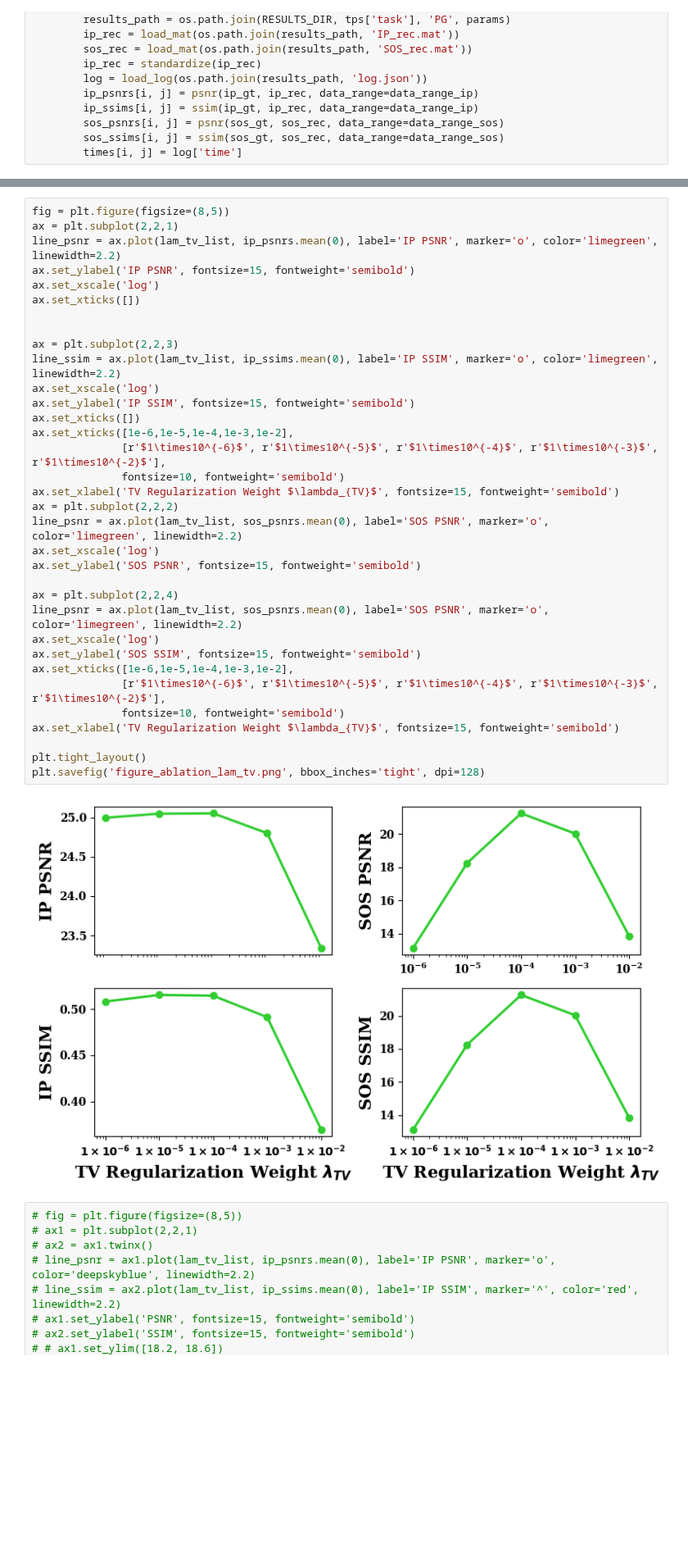
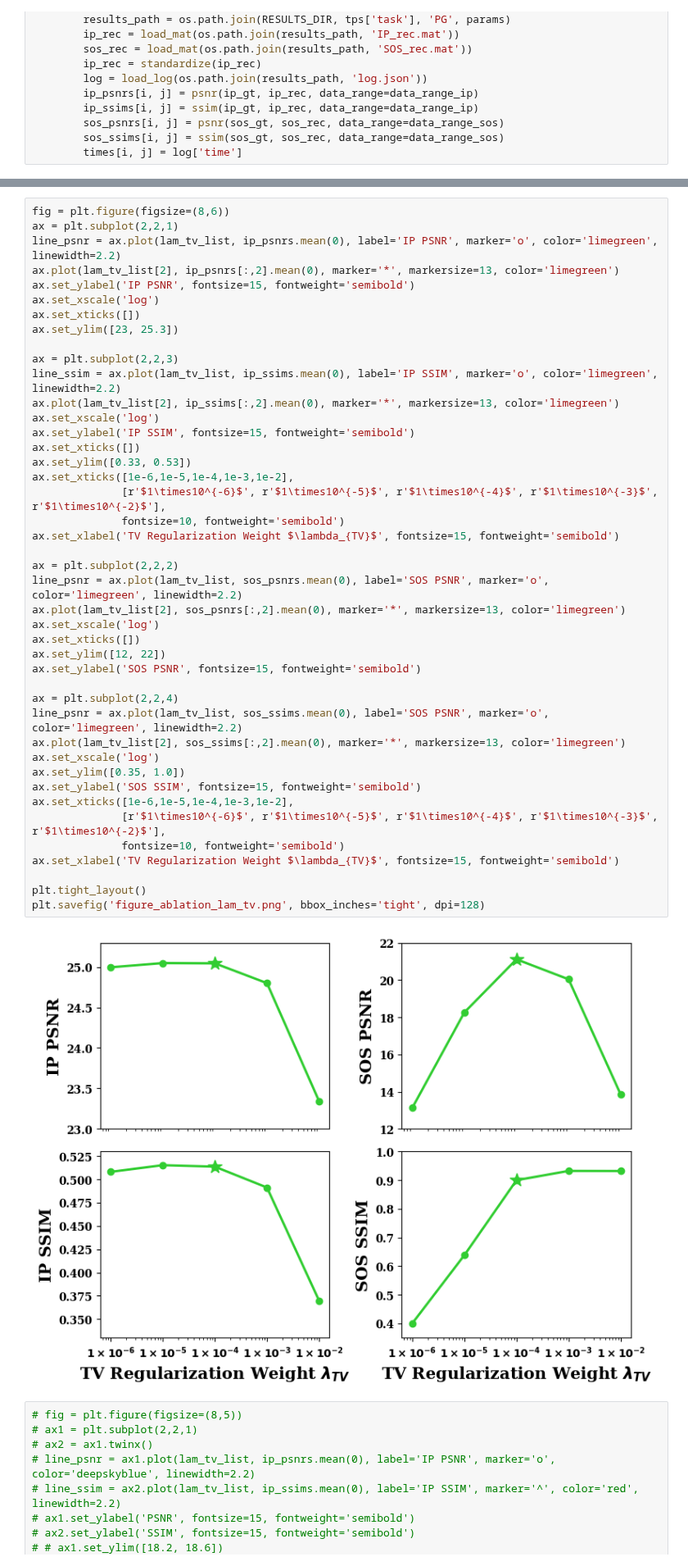
Before and after one commit to Lukeli0425/Coord-SoS-PACT, a Jupyter notebook: figures_ICCV/figure_ablation.ipynb, the cells around one changed output, grey strips where cells are left out. Shown at 82% size. Saved outputs shown, nothing was run; the diff lists cells and outputs as text; blank space fills up the shorter version.

Commit message:
update figures

```diff
--- a/figures_ICCV/figure_ablation.ipynb
+++ b/figures_ICCV/figure_ablation.ipynb
@@ -368,39 +368,48 @@ SOS PSNR: [13.13 18.26 21.26 20.04 13.84]
 # %%
-fig = plt.figure(figsize=(8,5))
+fig = plt.figure(figsize=(8,6))
 ax = plt.subplot(2,2,1)
 line_psnr = ax.plot(lam_tv_list, ip_psnrs.mean(0), label='IP PSNR', marker='o', color='limegreen', linewidth=2.2)
+ax.plot(lam_tv_list[2], ip_psnrs[:,2].mean(0), marker='*', markersize=13, color='limegreen')
 ax.set_ylabel('IP PSNR', fontsize=15, fontweight='semibold')
 ax.set_xscale('log')
 ax.set_xticks([])
-
+ax.set_ylim([23, 25.3])
 
 ax = plt.subplot(2,2,3)
 line_ssim = ax.plot(lam_tv_list, ip_ssims.mean(0), label='IP SSIM', marker='o', color='limegreen', linewidth=2.2)
+ax.plot(lam_tv_list[2], ip_ssims[:,2].mean(0), marker='*', markersize=13, color='limegreen')
 ax.set_xscale('log')
 ax.set_ylabel('IP SSIM', fontsize=15, fontweight='semibold')
 ax.set_xticks([])
+ax.set_ylim([0.33, 0.53])
 ax.set_xticks([1e-6,1e-5,1e-4,1e-3,1e-2],
               [r'$1\times10^{-6}$', r'$1\times10^{-5}$', r'$1\times10^{-4}$', r'$1\times10^{-3}$', r'$1\times10^{-2}$'],
               fontsize=10, fontweight='semibold')
 ax.set_xlabel('TV Regularization Weight $\lambda_{TV}$', fontsize=15, fontweight='semibold')
+
 ax = plt.subplot(2,2,2)
 line_psnr = ax.plot(lam_tv_list, sos_psnrs.mean(0), label='SOS PSNR', marker='o', color='limegreen', linewidth=2.2)
+ax.plot(lam_tv_list[2], sos_psnrs[:,2].mean(0), marker='*', markersize=13, color='limegreen')
 ax.set_xscale('log')
+ax.set_xticks([])
+ax.set_ylim([12, 22])
 ax.set_ylabel('SOS PSNR', fontsize=15, fontweight='semibold')
 
 ax = plt.subplot(2,2,4)
-line_psnr = ax.plot(lam_tv_list, sos_psnrs.mean(0), label='SOS PSNR', marker='o', color='limegreen', linewidth=2.2)
+line_psnr = ax.plot(lam_tv_list, sos_ssims.mean(0), label='SOS PSNR', marker='o', color='limegreen', linewidth=2.2)
+ax.plot(lam_tv_list[2], sos_ssims[:,2].mean(0), marker='*', markersize=13, color='limegreen')
 ax.set_xscale('log')
+ax.set_ylim([0.35, 1.0])
 ax.set_ylabel('SOS SSIM', fontsize=15, fontweight='semibold')
 ax.set_xticks([1e-6,1e-5,1e-4,1e-3,1e-2],
               [r'$1\times10^{-6}$', r'$1\times10^{-5}$', r'$1\times10^{-4}$', r'$1\times10^{-3}$', r'$1\times10^{-2}$'],
               fontsize=10, fontweight='semibold')
 ax.set_xlabel('TV Regularization Weight $\lambda_{TV}$', fontsize=15, fontweight='semibold')
 
 plt.tight_layout()
 plt.savefig('figure_ablation_lam_tv.png', bbox_inches='tight', dpi=128)
 # %% [output]
-[figure, old version]
+[figure, new version]
 # %%
 # fig = plt.figure(figsize=(8,5))
 # ax1 = plt.subplot(2,2,1)
```
Also changed, not shown: parts of 6 cells of this notebook, 10 other files.
